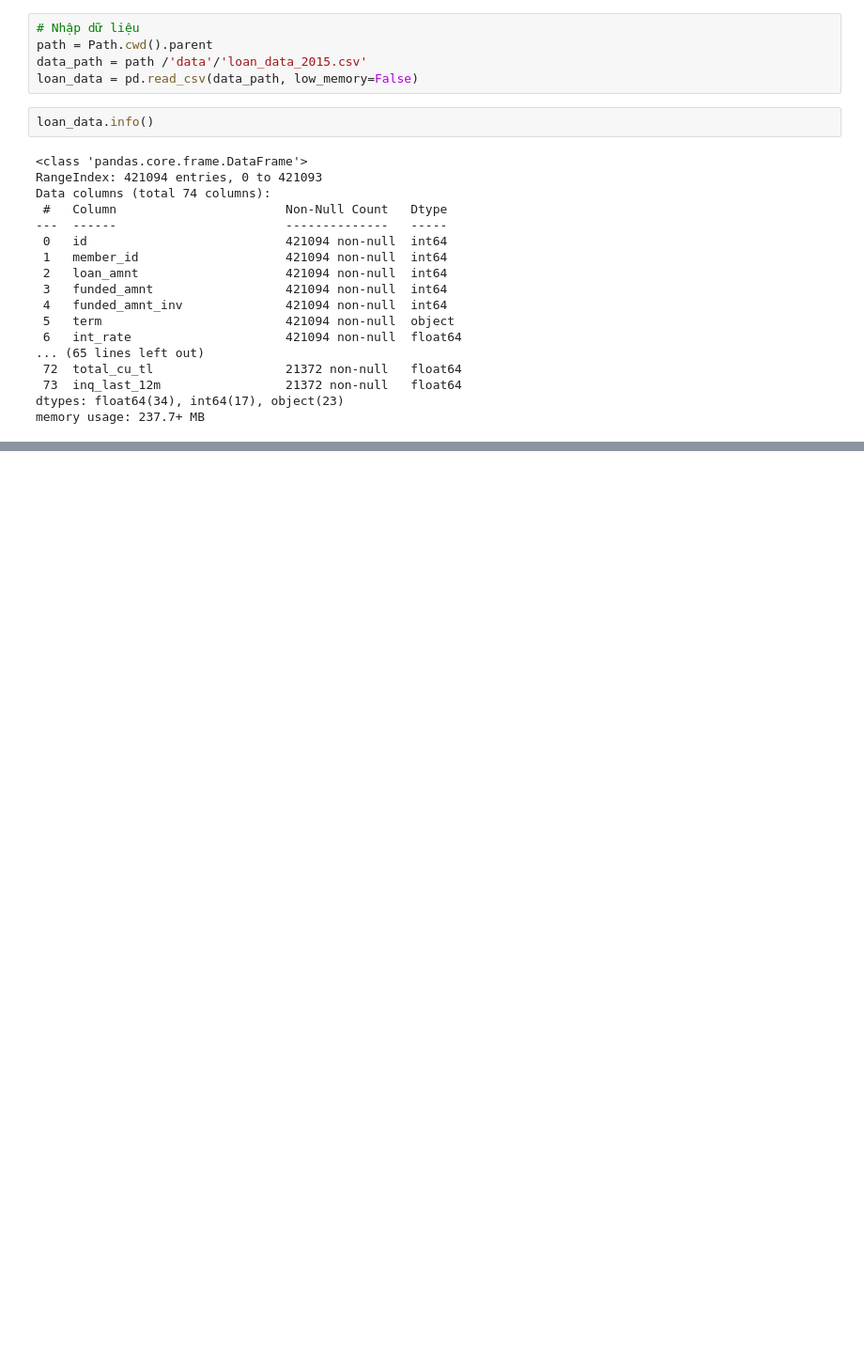
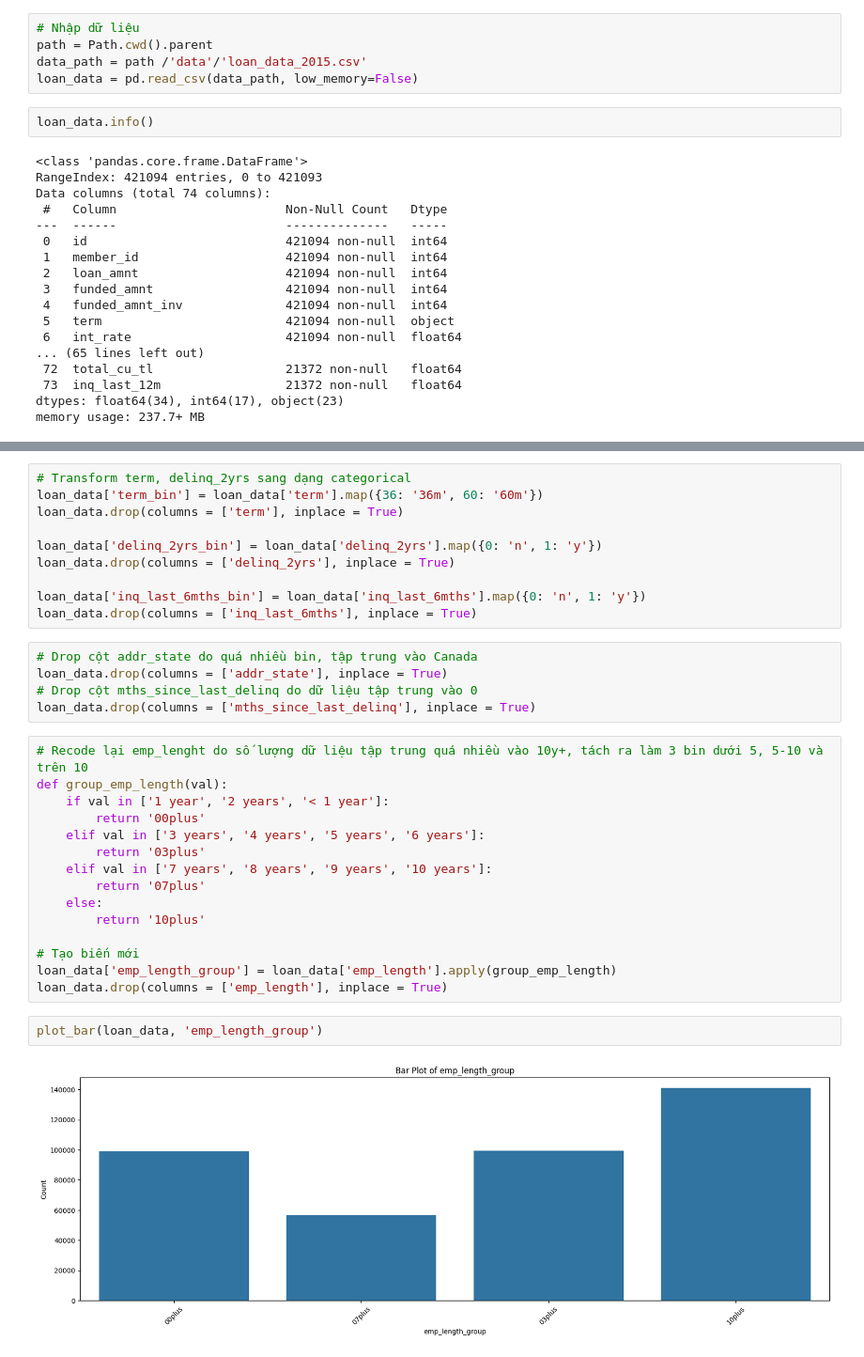
Before and after one commit to hng0810/consumer-loan-scorecard, a Jupyter notebook: src/notebook.ipynb, the cells around one changed output, grey strips where cells are left out. Shown at 94% size. Drawn from its saved outputs; the diff is of its cells as text; blank space fills up the shorter version.

```diff
--- a/src/notebook.ipynb
+++ b/src/notebook.ipynb
@@ -86,0 +394,34 @@ Name: count, dtype: int64
+# %%
+# Transform term, delinq_2yrs sang dạng categorical
+loan_data['term_bin'] = loan_data['term'].map({36: '36m', 60: '60m'})
+loan_data.drop(columns = ['term'], inplace = True)
+
+loan_data['delinq_2yrs_bin'] = loan_data['delinq_2yrs'].map({0: 'n', 1: 'y'})
+loan_data.drop(columns = ['delinq_2yrs'], inplace = True)
+
+loan_data['inq_last_6mths_bin'] = loan_data['inq_last_6mths'].map({0: 'n', 1: 'y'})
+loan_data.drop(columns = ['inq_last_6mths'], inplace = True)
+# %%
+# Drop cột addr_state do quá nhiều bin, tập trung vào Canada
+loan_data.drop(columns = ['addr_state'], inplace = True)
+# Drop cột mths_since_last_delinq do dữ liệu tập trung vào 0
+loan_data.drop(columns = ['mths_since_last_delinq'], inplace = True)
+# %%
+# Recode lại emp_lenght do số lượng dữ liệu tập trung quá nhiều vào 10y+, tách ra làm 3 bin dưới 5, 5-10 và trên 10
+def group_emp_length(val):
+    if val in ['1 year', '2 years', '< 1 year']:
+        return '00plus'
+    elif val in ['3 years', '4 years', '5 years', '6 years']:
+        return '03plus'
+    elif val in ['7 years', '8 years', '9 years', '10 years']:
+        return '07plus'
+    else:
+        return '10plus'
+
+# Tạo biến mới
+loan_data['emp_length_group'] = loan_data['emp_length'].apply(group_emp_length)
+loan_data.drop(columns = ['emp_length'], inplace = True)
+# %%
+plot_bar(loan_data, 'emp_length_group')
+# %% [output]
+[figure, added]
```
Also changed, not shown: parts of 90 cells of this notebook, 1 other file.
